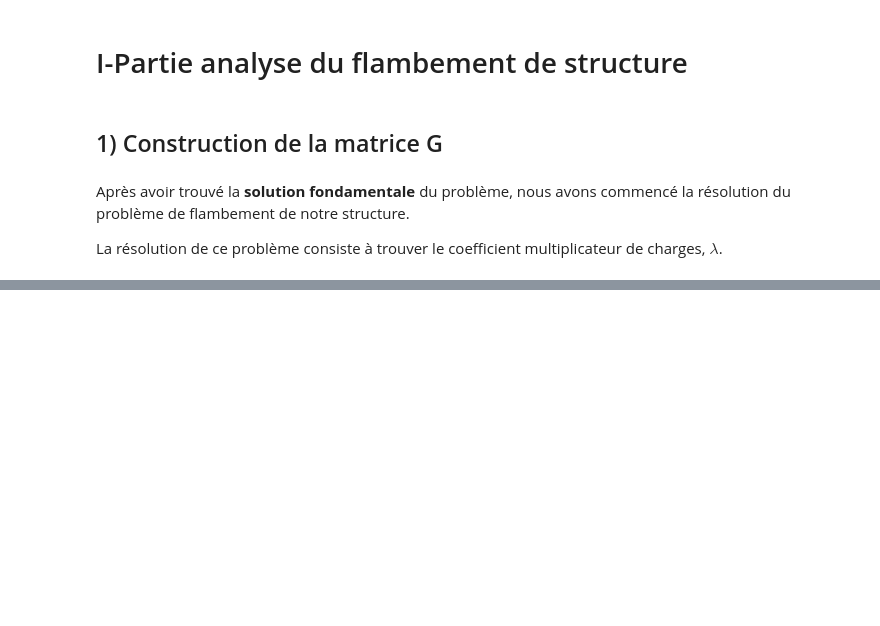
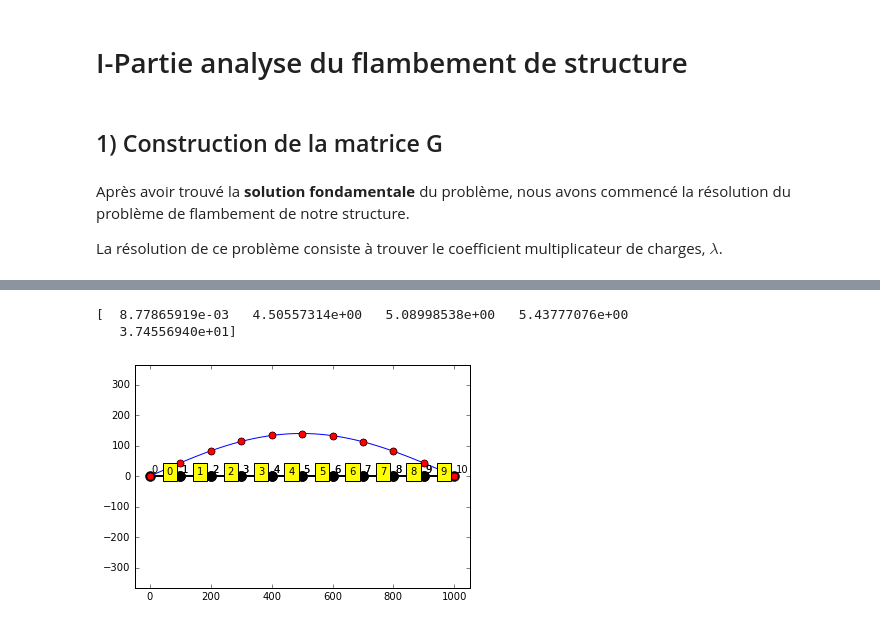
Before and after one commit to qgoisnard/Exercice-update, a Jupyter notebook: Rapport.ipynb, the cells around one changed output, grey strips where cells are left out. Saved outputs shown, nothing was run; the diff lists cells and outputs as text; code cells hidden in the pictures; blank space fills up the shorter version.

```diff
--- a/Rapport.ipynb
+++ b/Rapport.ipynb
@@ -83,8 +85,8 @@ Nous avons utilisé le principe d'héritage pour créer cette classe. En effet,
 # %%
-class Frame_Buckling(LinearFrame):
+class Frame_Buckling2(Frame_Buckling1):
     def G_local(self):
         """
-        Returns the global geometric stiffness matrix
+        Returns the local geometric stiffness matrix
         """
         L = sp.Symbol('L')
         s = sp.Symbol('s')
@@ -94,7 +96,7 @@ class Frame_Buckling(LinearFrame):
 
     def G_local_rotated(self):
         """
-        Gives the analytical expression the local geometric stiffness matrix in the global coordinate system
+        Gives the analytical expression of the local geometric stiffness matrix in the global coordinate system
         as a function of the orientation angle alpha
         """
         alpha = sp.Symbol("alpha")
@@ -104,7 +106,7 @@ class Frame_Buckling(LinearFrame):
 
     def assemble_G(self):
         """
-        Returns the global stiffness matrix
+        Returns the global geometric stiffness matrix
         """
         Ge = self.G_local_rotated()
         G = np.zeros([self.ndof,self.ndof])
@@ -115,11 +117,3 @@ class Frame_Buckling(LinearFrame):
                 for j_local in range(6):
                     G[self.dof_map(e, i_local),self.dof_map(e, j_local)] += Gen[i_local,j_local]
         return G
-
-    def bc_apply_G(self,G,blocked_dof):
-        for (dof) in enumerate(blocked_dof):
-            Gbc = G
-            Gbc[dof, :] = 0
-            Gbc[:, dof] = 0
-            Gbc[dof, dof] = 1
-        return Gbc
@@ -125,0 +184,3 @@ class Frame_Buckling(LinearFrame):
+# %%
+Gbc=frame.assemble_G()
+G=frame.bc_apply_G(Gbc,blocked_dof)
@@ -125,0 +194,12 @@ class Frame_Buckling(LinearFrame):
+# %%
+Ks = sparse.csr_matrix(K)
+Gs = sparse.csr_matrix(G)
+val, vect = linalg.eigsh(Ks, 5, Gs, which = 'LA', sigma =4.)
+print(val)
+frame.set_displacement(10*vect[:,0])
+frame.plot_with_label()
+frame.plot_displaced()
+# %% [output]
+[  8.77865919e-03   4.50557314e+00   5.08998538e+00   5.43777076e+00
+   3.74556940e+01]
+[figure, added]
```
Also changed, not shown: parts of 30 cells of this notebook, 1 other file.
